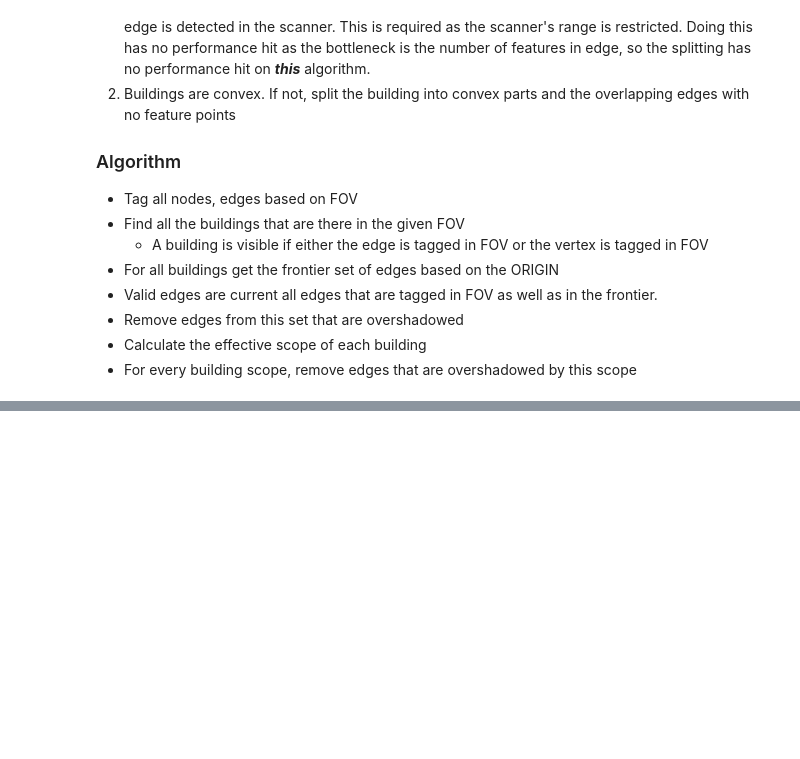
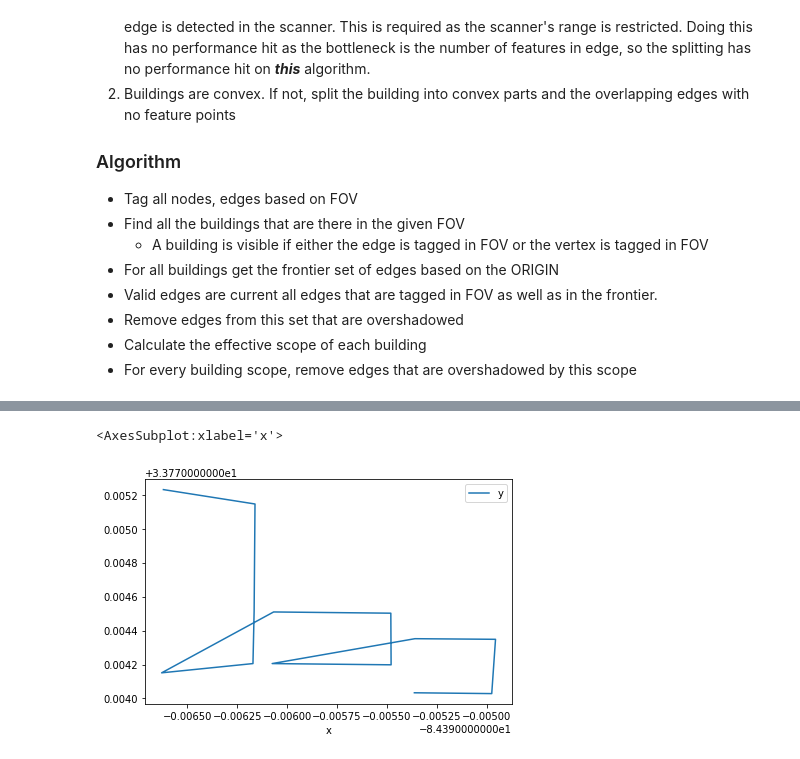
Before and after one commit to AdwaitB/visual-positioning-mci, a Jupyter notebook: python-analysis/scan_playground.ipynb, the cells around one changed output, grey strips where cells are left out. Saved outputs shown, nothing was run; the diff lists cells and outputs as text; code cells hidden in the pictures; blank space fills up the shorter version.

```diff
--- a/python-analysis/scan_playground.ipynb
+++ b/python-analysis/scan_playground.ipynb
@@ -175,0 +210,5 @@ plot_situation(points, edges, viewpoint, viewpoint_begin, viewpoint_end, axis_xp
+# %%
+points.plot('x', 'y')
+# %% [output]
+<AxesSubplot:xlabel='x'>
+[figure, added]
```
Also changed, not shown: parts of 11 cells of this notebook, 8 other files.
